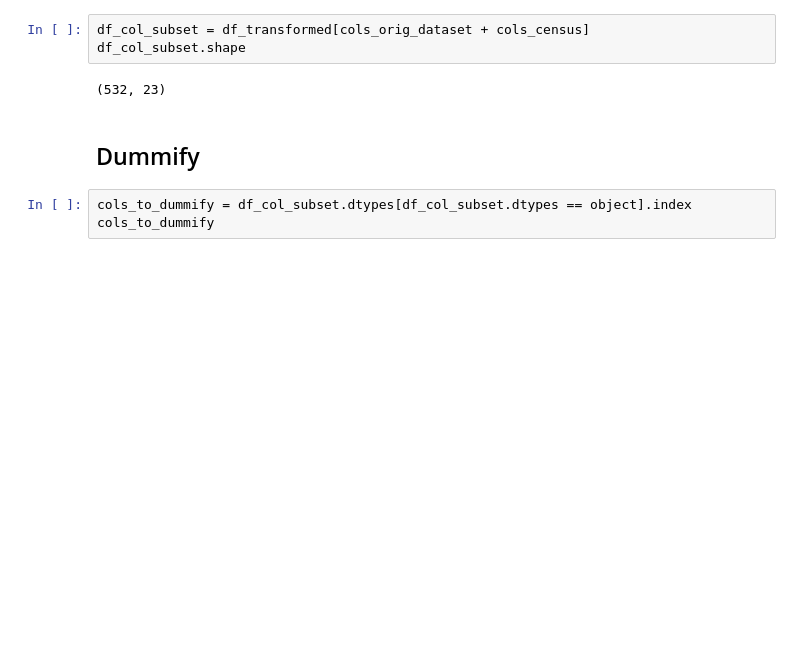
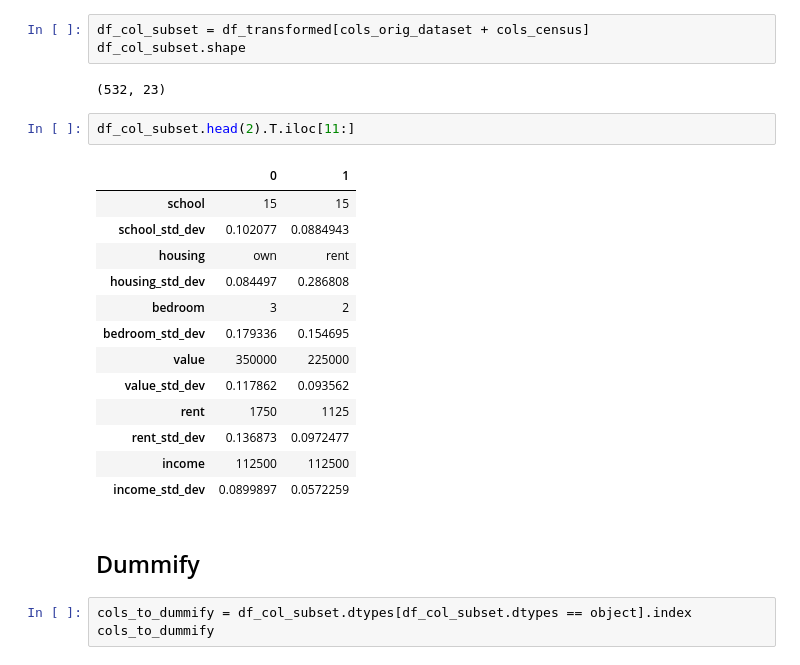
Before and after one commit to aok1425/311-prediction-times, a Jupyter notebook: modeling_citizen_participation/02 LassoCV overfits adj R2 0.18 RMSE 309.ipynb, the cells around one changed output. Cells and saved outputs as stored; diff of their text form; blank space fills up the shorter version.

```diff
--- a/modeling_citizen_participation/02 LassoCV overfits adj R2 0.18 RMSE 309.ipynb
+++ b/modeling_citizen_participation/02 LassoCV overfits adj R2 0.18 RMSE 309.ipynb
@@ -155,6 +155,22 @@ df_col_subset = df_transformed[cols_orig_dataset + cols_census]
 df_col_subset.shape
 # %% [output]
 (532, 23)
+# %%
+df_col_subset.head(2).T.iloc[11:]
+# %% [output]
+|  | 0 | 1 |
+| school | 15 | 15 |
+| school_std_dev | 0.102077 | 0.0884943 |
+| housing | own | rent |
+| housing_std_dev | 0.084497 | 0.286808 |
+| bedroom | 3 | 2 |
+| bedroom_std_dev | 0.179336 | 0.154695 |
+| value | 350000 | 225000 |
+| value_std_dev | 0.117862 | 0.093562 |
+| rent | 1750 | 1125 |
+| rent_std_dev | 0.136873 | 0.0972477 |
+| income | 112500 | 112500 |
+| income_std_dev | 0.0899897 | 0.0572259 |
 # %% [markdown]
 ## Dummify
 # %%
```
Also changed, not shown: parts of 1 cell of this notebook, 2 other files.
